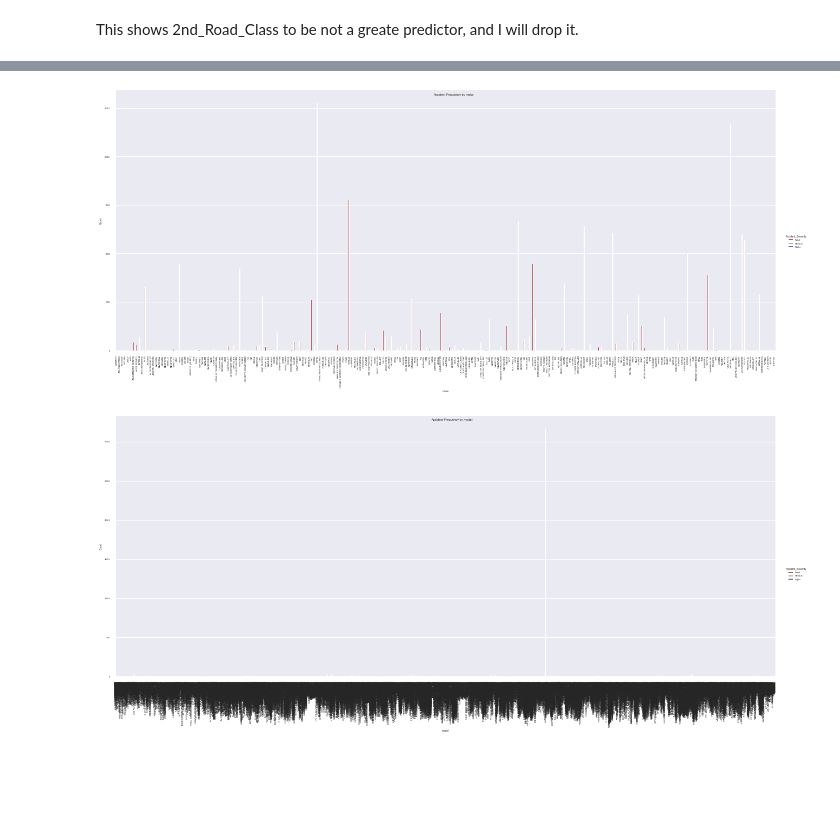
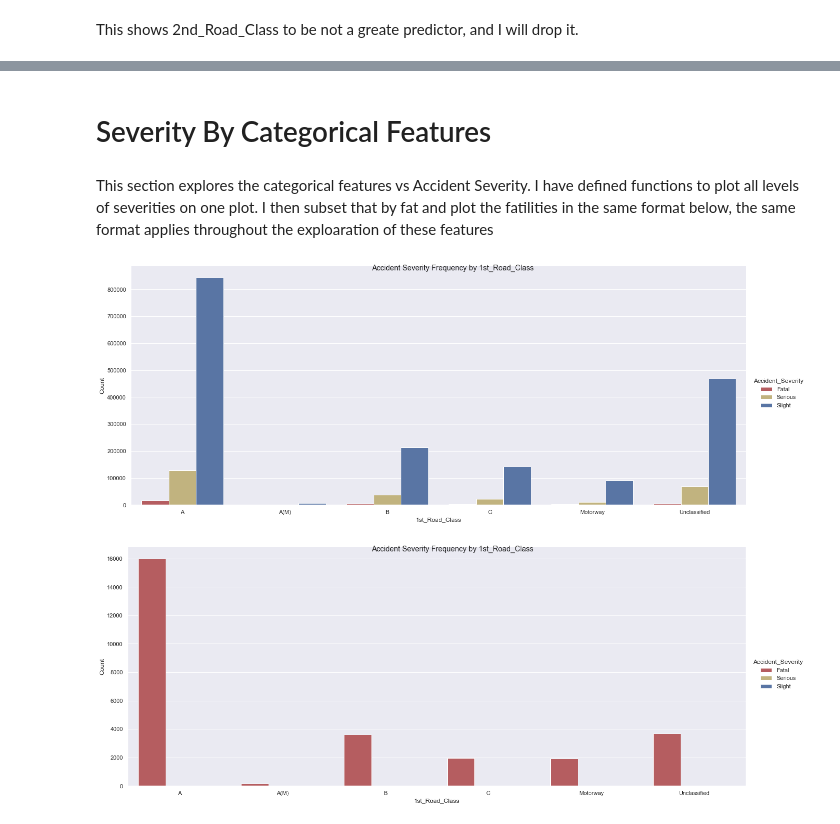
Before and after one commit to scharpham/Springboard, a Jupyter notebook: Capstone2/capstone2/notebooks/Capstone2-EDA.ipynb, the cells around one changed output, grey strips where cells are left out. Drawn from its saved outputs; the diff is of its cells as text; code cells hidden in the pictures; blank space fills up the shorter version.

```diff
--- a/Capstone2/capstone2/notebooks/Capstone2-EDA.ipynb
+++ b/Capstone2/capstone2/notebooks/Capstone2-EDA.ipynb
@@ -142,7 +142,7 @@ def lookcat(cat, df=df, height=7, aspect=2.5, rot=0, font=1, hue_order=['Fatal',
             hue_order=['Fatal', 'Serious', 'Slight'],
             palette=sns.color_palette(['r','y','b']))
     plt.xticks(rotation=rot)
-    g.fig.suptitle('Accident Frequency by {}'.format(cat))
+    g.fig.suptitle('Accident Severity Frequency by {}'.format(cat))
 # %%
 def invlookcat(cat, df=df, height=7, aspect=2.5, rot=90, font = 1, order=['Fatal', 'Serious', 'Slight'],palette=sns.color_palette(['r','y','b'])):
     grouped2 = df.groupby(['Accident_Severity',cat]).size().reset_index(name="Count")
@@ -340,11 +248,12 @@ invlookcat(catlist[15],fat)
-# %%
-#make
-lookcat(catlist[16],fat, height=20, aspect=2, rot=90, font=.4)
-# %% [output]
-[figure, removed]
-# %%
-
-#model
-lookcat(catlist[17],fat, height=50, aspect=.1, rot=90, font=.4)
-# %% [output]
-[figure, removed]
+# %% [markdown]
+# Severity By Categorical Features
+# %% [markdown]
+This section explores the categorical features vs Accident Severity. I have defined functions to plot all levels of severities on one plot. I then subset that by fat and plot the fatilities in the same format below, the same format applies throughout the exploaration of these features
+# %%
+# 1st Road Class
+lookcat(catlist[1], df)
+# 1st Road Class - Fatal
+lookcat(catlist[1], fat)
+# %% [output]
+[figure, added]
+[figure, added]
```
Also changed, not shown: parts of 66 cells of this notebook.
